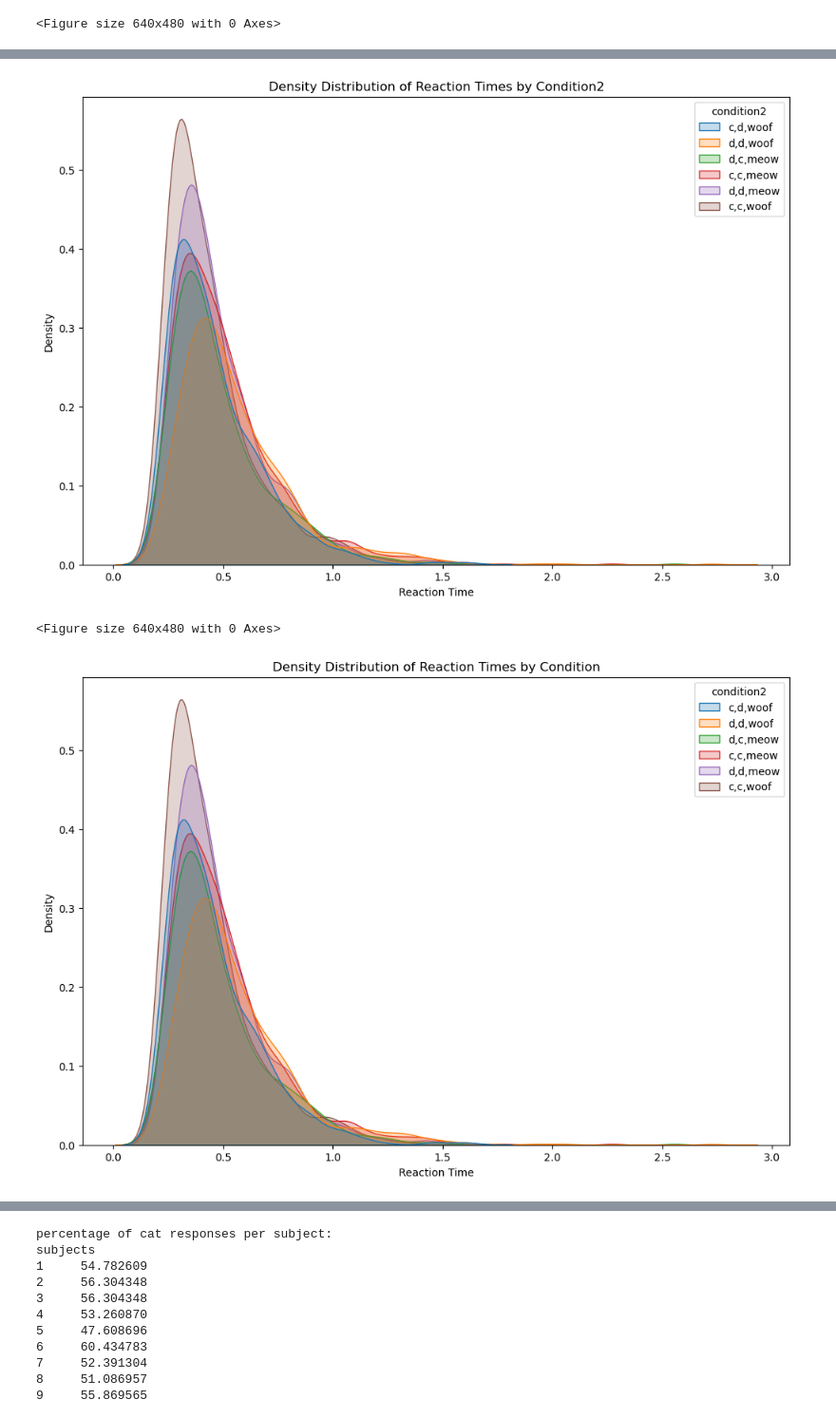
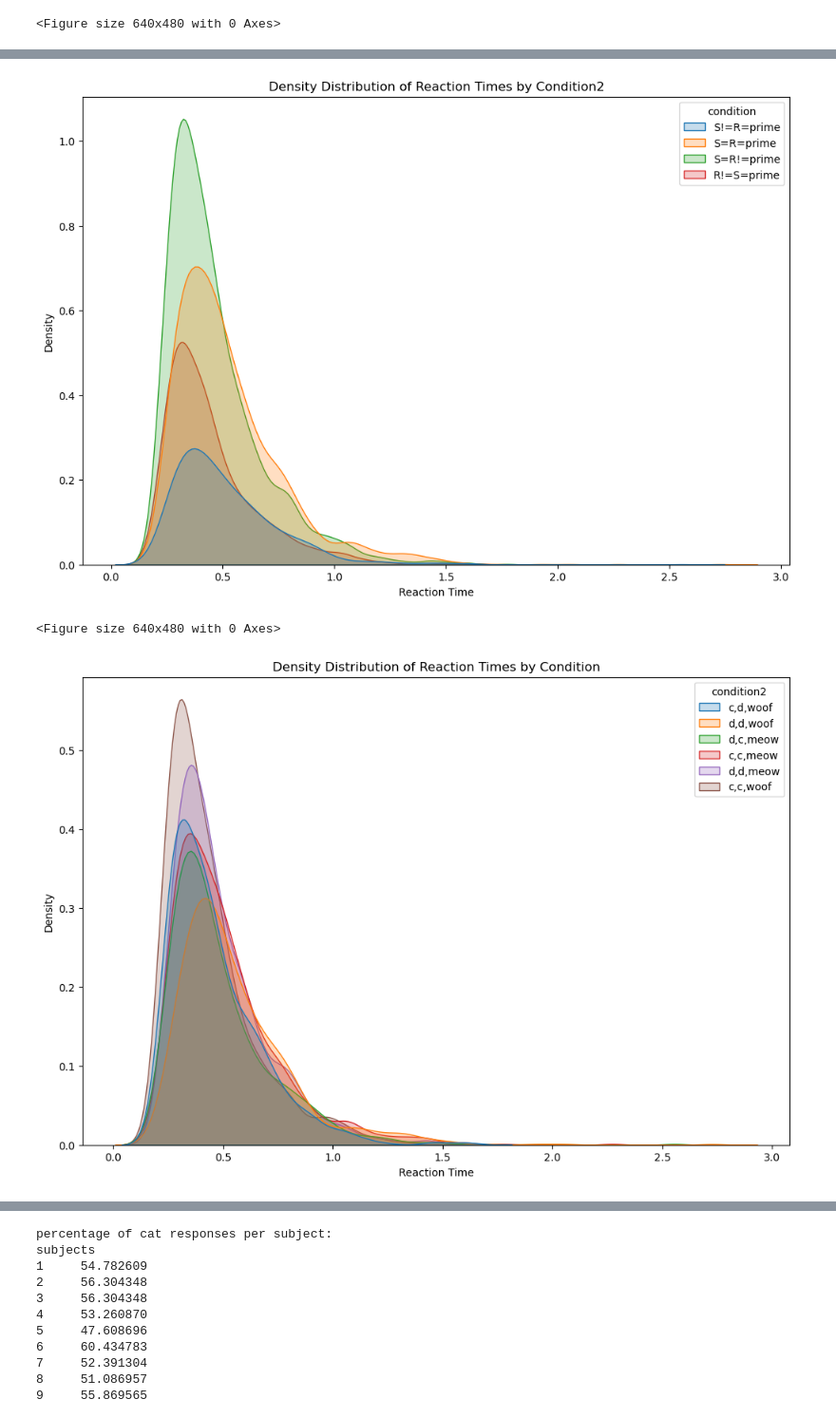
Before and after one commit to JesseK18/DDM_final-, a Jupyter notebook: data.ipynb, the cells around one changed output, grey strips where cells are left out. Shown at 95% size. Saved outputs shown, nothing was run; the diff lists cells and outputs as text; code cells hidden in the pictures.

```diff
--- a/data.ipynb
+++ b/data.ipynb
@@ -113,7 +125,7 @@ df.loc[(df['prime'] == 0) & (df['R'] == 0) & (df['S'] == 1), 'condition2'] = 'd,
 
 # Plot the density distribution of reaction times for each condition2
 plt.figure(figsize=(12, 8))
-sns.kdeplot(data=df, x='rt', hue='condition2', fill=True)
+sns.kdeplot(data=df, x='rt', hue='condition', fill=True)
 plt.xlabel('Reaction Time')
 plt.ylabel('Density')
 plt.title('Density Distribution of Reaction Times by Condition2')
@@ -122,34 +134,34 @@ plt.savefig('density_distributiontest.png')
 
 
 # Plot the density distribution of reaction times for each condition under assumption that cat=dog
 plt.figure(figsize=(12, 8))
 sns.kdeplot(data=df, x='rt', hue='condition2', fill=True)
 plt.xlabel('Reaction Time')
 plt.ylabel('Density')
 plt.title('Density Distribution of Reaction Times by Condition')
 plt.show()
 plt.savefig('density_distributioncat=dog.png')
 # Calculate the absolute occurrences of each category for
 category_counts = df['condition'].value_counts()
 print(category_counts)
 
 
 
 # Checking if initial distribution of meow, woof, cat, dog is balanced
 
 # Count the occurrences for each combination of 'S' and 'prime'
 s_cat_prime_meow = df[(df['S'] == 0) & (df['prime'] == 0)].shape[0]
 s_cat_prime_woof = df[(df['S'] == 0) & (df['prime'] == 1)].shape[0]
 s_dog_prime_meow = df[(df['S'] == 1) & (df['prime'] == 0)].shape[0]
 s_dog_prime_woof = df[(df['S'] == 1) & (df['prime'] == 1)].shape[0]
 
 print(f"s=cat, prime=MEOW: {s_cat_prime_meow}")
 print(f"s=cat, prime=WOOF: {s_cat_prime_woof}")
 print(f"s=dog, prime=MEOW: {s_dog_prime_meow}")
 print(f"s=dog, prime=WOOF: {s_dog_prime_woof}")
 # The distribution is balanced
 # %% [output]
-[figure, old version]
+[figure, new version]
 <Figure size 640x480 with 0 Axes>
 [figure]
 condition
```
Also changed, not shown: parts of 23 cells of this notebook.
